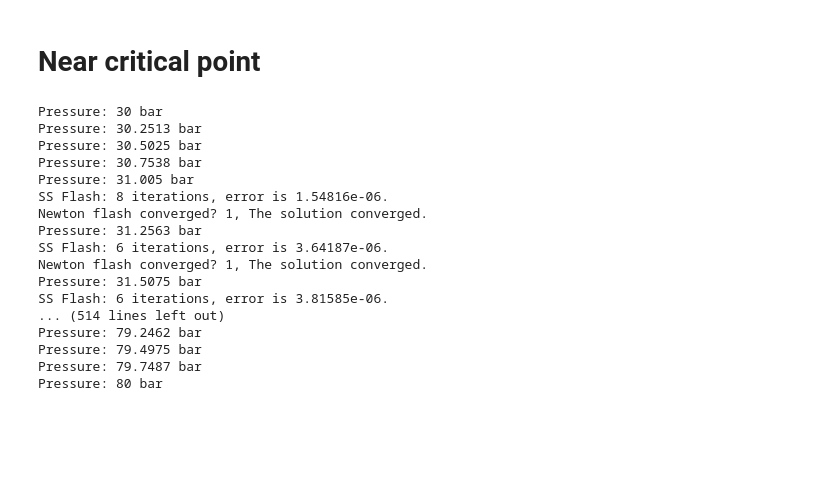
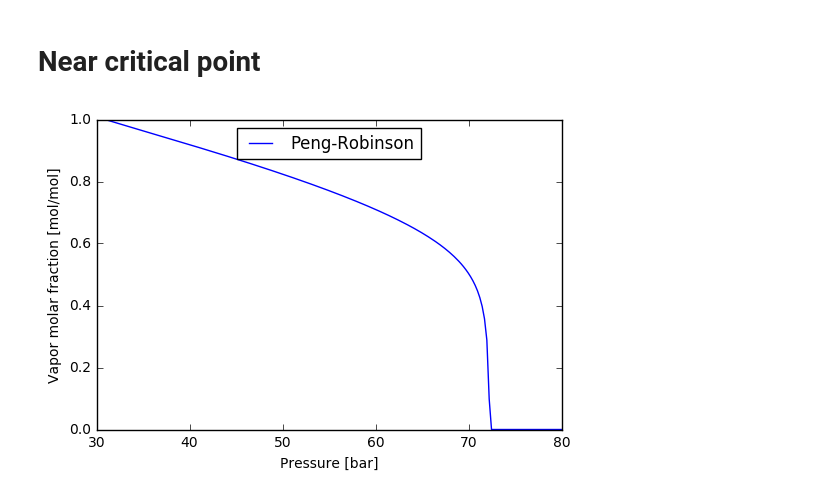
Before and after one commit to arthursoprana/thermodynamics-notebook, a Jupyter notebook: thermodynamics.ipynb, the cells around one changed output. Cells and saved outputs as stored; diff of their text form; code cells hidden in the pictures; blank space fills up the shorter version.

```diff
--- a/thermodynamics.ipynb
+++ b/thermodynamics.ipynb
@@ -1006,43 +1009,27 @@ plt.show()
 # %%
 # PENG-ROBINSON
 props = input_properties_case_dissertation_PR()
 (_, _, global_molar_fractions,
 critical_pressure, critical_temperature, acentric_factor,
 molar_mass, omega_a, omega_b, binary_interaction) = props
 eos_pr = PengRobinsonEos(critical_pressure, critical_temperature, acentric_factor,
                       omega_a, omega_b, binary_interaction)
 
 #temperature = 366.5 # [K] Easy ss flash converges
 temperature = 408.0 # [K] Hard, number of iter reached!
 pressure = np.linspace(30.0, 80.0, num=200) * 1.0e5 # [Pa]
 result_pr = calculate_molar_fraction_curve(
     eos_pr, pressure,
-    temperature, global_molar_fractions, print_statistics=True
+    temperature, global_molar_fractions, print_statistics=False
 )
 
 pressure_bar = pressure / 1.0e5
 plt.plot(pressure_bar, result_pr, label='Peng-Robinson')
 
 plt.xlabel('Pressure [bar]')
 plt.ylabel('Vapor molar fraction [mol/mol]')
 plt.legend(loc='upper center')
 plt.axis([np.min(pressure_bar), np.max(pressure_bar), 0.0, 1.0])
 plt.show()
 # %% [output]
-Pressure: 30 bar
-Pressure: 30.2513 bar
-Pressure: 30.5025 bar
-Pressure: 30.7538 bar
-Pressure: 31.005 bar
-SS Flash: 8 iterations, error is 1.54816e-06.
-Newton flash converged? 1, The solution converged.
-Pressure: 31.2563 bar
-SS Flash: 6 iterations, error is 3.64187e-06.
-Newton flash converged? 1, The solution converged.
-Pressure: 31.5075 bar
-SS Flash: 6 iterations, error is 3.81585e-06.
-... (514 lines left out)
-Pressure: 79.2462 bar
-Pressure: 79.4975 bar
-Pressure: 79.7487 bar
-Pressure: 80 bar
+[figure, added]
```
Also changed, not shown: parts of 10 cells of this notebook.
